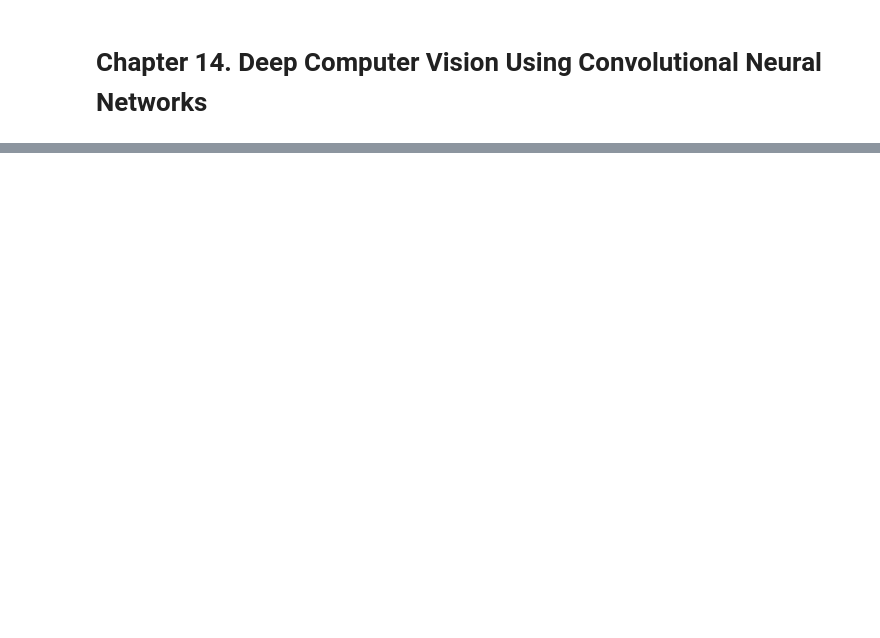
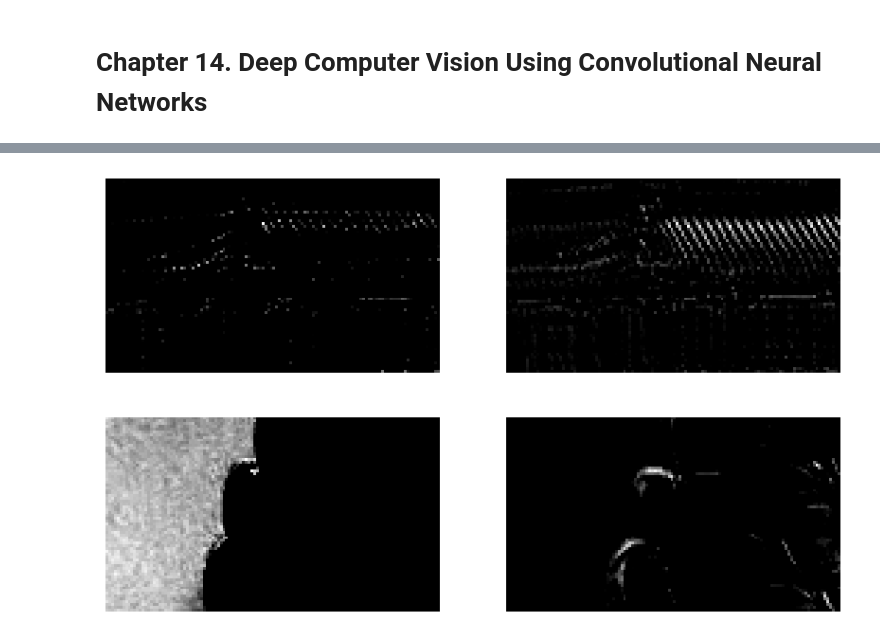
Before and after one commit to d-t-n/hands-on-ml, a Jupyter notebook: 14_Deep_Computer_Vision_Using_Convolutional_Neural_Networks.ipynb, the cells around one changed output, grey strips where cells are left out. Drawn from its saved outputs; the diff is of its cells as text; code cells hidden in the pictures; blank space fills up the shorter version.

```diff
--- a/14_Deep_Computer_Vision_Using_Convolutional_Neural_Networks.ipynb
+++ b/14_Deep_Computer_Vision_Using_Convolutional_Neural_Networks.ipynb
@@ -59,0 +102,12 @@ ModuleNotFoundError: No module named 'tensorflow'
+# %%
+def crop(images):
+    return images[150:220, 130:250]
+# %%
+plot_image(crop(images[0, :, :, 0]))
+save_fig("china_original", tight_layout=False)
+plt.show()
+
+for feature_map_index, filename in enumerate(["china_vertical", "china_horizontal"]):
+    plot_image(crop(outputs[0, :, :, feature_map_index]))
+    save_fig(filename, tight_layout=False)
+    plt.show()
@@ -59,0 +132,6 @@ ModuleNotFoundError: No module named 'tensorflow'
+# %%
+np.random.seed(42)
+tf.random.set_seed(42)
+
+conv = keras.layers.Conv2D(filters=2, kernel_size=7, strides=1,
+                           padding="SAME", activation="relu", input_shape=outputs.shape)
@@ -59,0 +149,9 @@ ModuleNotFoundError: No module named 'tensorflow'
+# %%
+plt.figure(figsize=(10,6))
+for image_index in (0, 1):
+    for feature_map_index in (0, 1):
+        plt.subplot(2, 2, image_index * 2 + feature_map_index + 1)
+        plot_image(crop(conv_outputs[image_index, :, :, feature_map_index]))
+plt.show()
+# %% [output]
+[figure, added]
```
Also changed, not shown: parts of 18 cells of this notebook.
